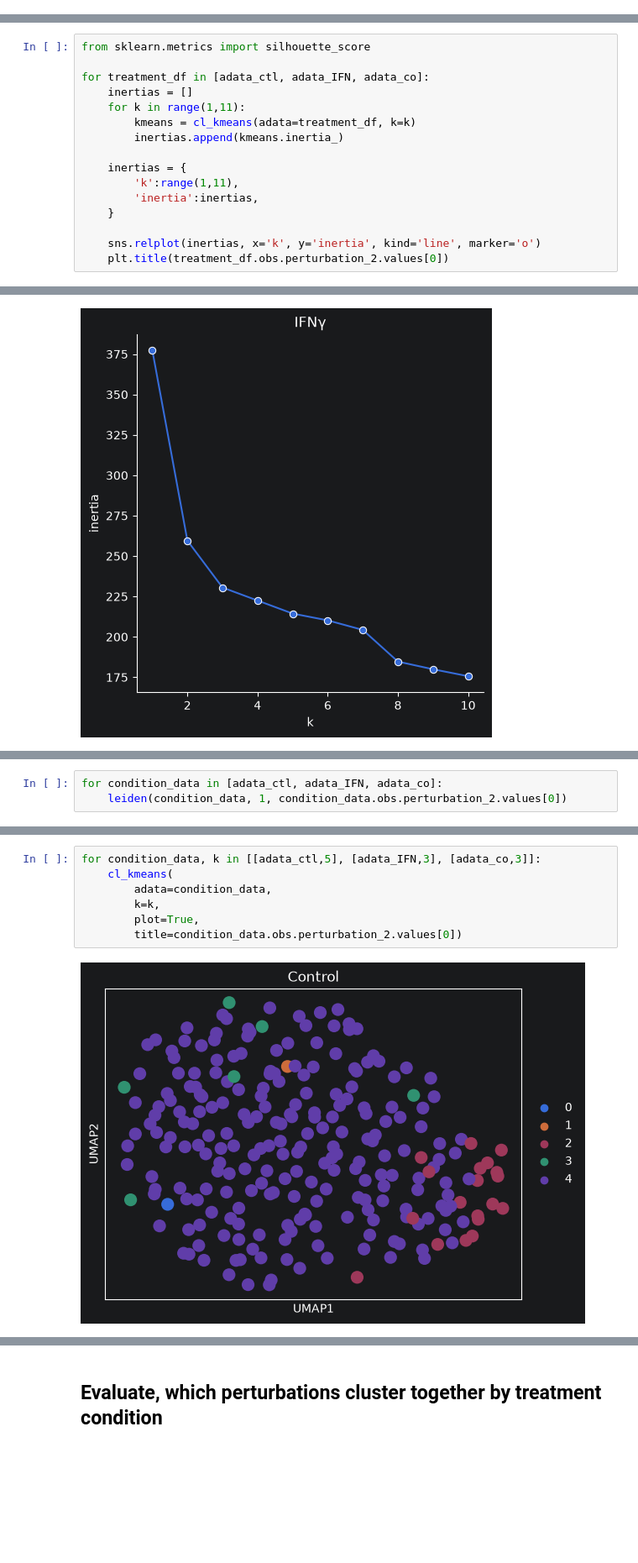
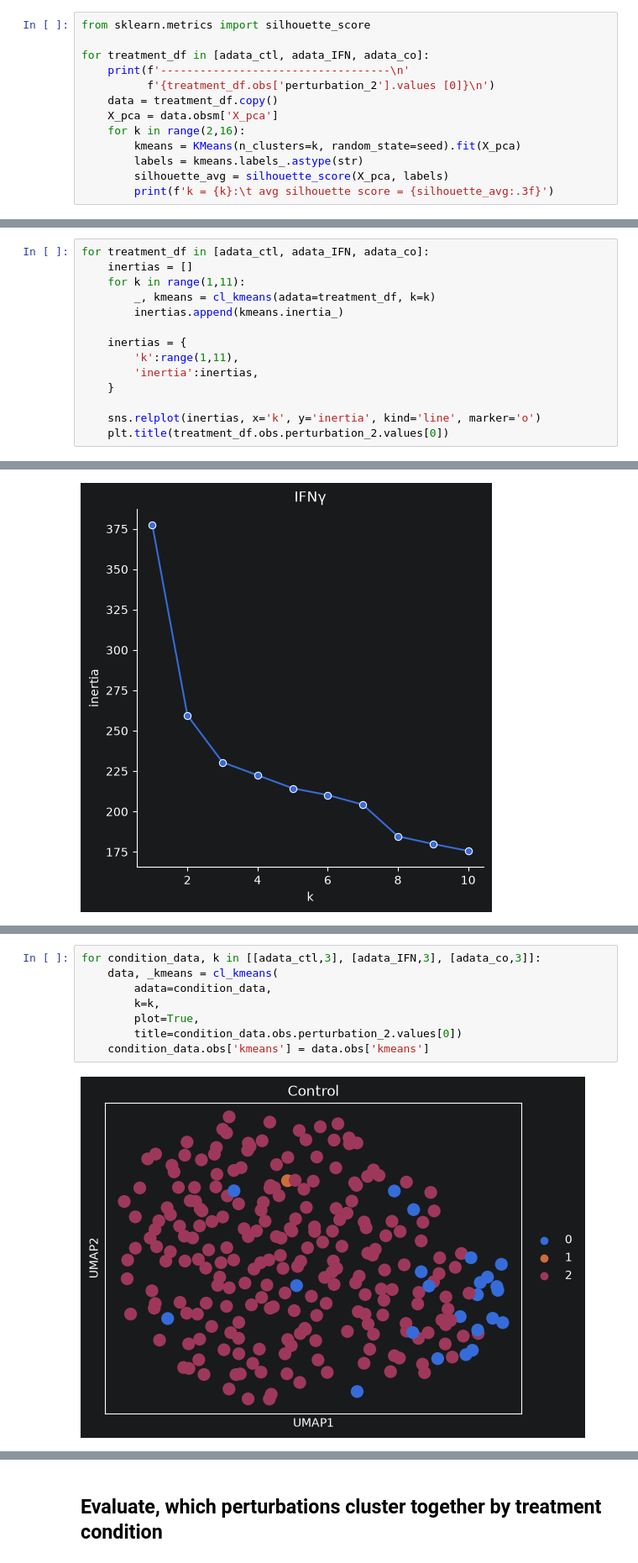
Before and after one commit to leventetn/SingleCellCourse_TA-LTN, a Jupyter notebook: notebooks/perturbation_clustering.ipynb, the cells around one changed output, grey strips where cells are left out. Shown at 84% size. Saved outputs shown, nothing was run; the diff lists cells and outputs as text; blank space fills up the shorter version.

Commit message:
Add silhouette score

```diff
--- a/notebooks/perturbation_clustering.ipynb
+++ b/notebooks/perturbation_clustering.ipynb
@@ -63,0 +69,13 @@ dim_reduction(adata_co)
+# %%
+from sklearn.metrics import silhouette_score
+
+for treatment_df in [adata_ctl, adata_IFN, adata_co]:
+    print(f'-----------------------------------\n'
+          f'{treatment_df.obs['perturbation_2'].values [0]}\n')
+    data = treatment_df.copy()
+    X_pca = data.obsm['X_pca']
+    for k in range(2,16):
+        kmeans = KMeans(n_clusters=k, random_state=seed).fit(X_pca)
+        labels = kmeans.labels_.astype(str)
+        silhouette_avg = silhouette_score(X_pca, labels)
+        print(f'k = {k}:\t avg silhouette score = {silhouette_avg:.3f}')
@@ -64,12 +100,10 @@ dim_reduction(adata_co)
 # %% [markdown]
 ## Find optimal number of clusters using elbow method
 # %%
-from sklearn.metrics import silhouette_score
-
 for treatment_df in [adata_ctl, adata_IFN, adata_co]:
     inertias = []
     for k in range(1,11):
-        kmeans = cl_kmeans(adata=treatment_df, k=k)
+        _, kmeans = cl_kmeans(adata=treatment_df, k=k)
         inertias.append(kmeans.inertia_)
 
     inertias = {
@@ -88,3 +119,0 @@ for treatment_df in [adata_ctl, adata_IFN, adata_co]:
-# %%
-for condition_data in [adata_ctl, adata_IFN, adata_co]:
-    leiden(condition_data, 1, condition_data.obs.perturbation_2.values[0])
@@ -95,12 +124,13 @@ for condition_data in [adata_ctl, adata_IFN, adata_co]:
 # %%
-for condition_data, k in [[adata_ctl,5], [adata_IFN,3], [adata_co,3]]:
-    cl_kmeans(
+for condition_data, k in [[adata_ctl,3], [adata_IFN,3], [adata_co,3]]:
+    data, _kmeans = cl_kmeans(
         adata=condition_data,
         k=k,
         plot=True,
         title=condition_data.obs.perturbation_2.values[0])
+    condition_data.obs['kmeans'] = data.obs['kmeans']
 # %% [output]
-[figure, old version]
+[figure, new version]
 [figure]
 [figure]
 # %% [markdown]
```
Also changed, not shown: parts of 18 cells of this notebook.
